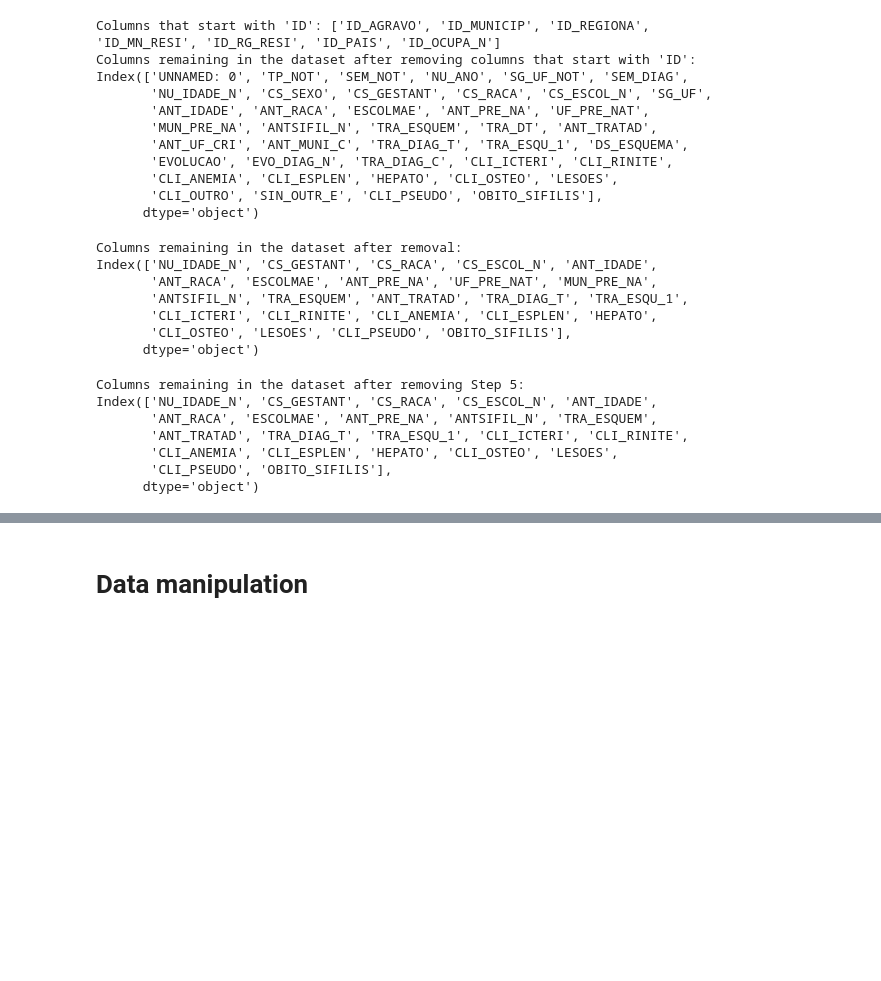
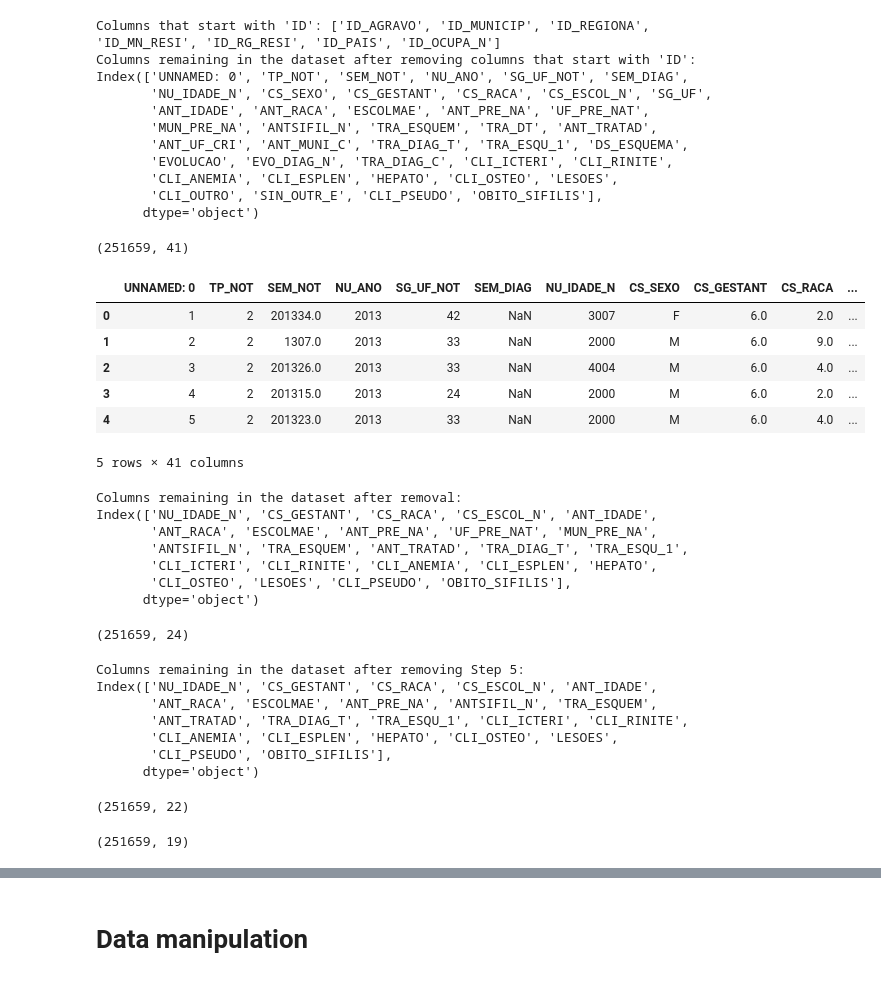
Before and after one commit to nataliateixeira-stats/Death-Prediction-Analysis-Congenital-Syphilis, a Jupyter notebook: scripts/python/2. ML Models - train test - 70 30.ipynb, the cells around one changed output, grey strips where cells are left out. Saved outputs shown, nothing was run; the diff lists cells and outputs as text; code cells hidden in the pictures; blank space fills up the shorter version.

```diff
--- a/scripts/python/2. ML Models - train test - 70 30.ipynb
+++ b/scripts/python/2. ML Models - train test - 70 30.ipynb
@@ -117,6 +129,20 @@ Index(['UNNAMED: 0', 'TP_NOT', 'SEM_NOT', 'NU_ANO', 'SG_UF_NOT', 'SEM_DIAG',
        'CLI_ANEMIA', 'CLI_ESPLEN', 'HEPATO', 'CLI_OSTEO', 'LESOES',
        'CLI_OUTRO', 'SIN_OUTR_E', 'CLI_PSEUDO', 'OBITO_SIFILIS'],
       dtype='object')
+# %%
+data_cleaned.shape
+# %% [output]
+(251659, 41)
+# %%
+data_cleaned.head()
+# %% [output]
+|  | UNNAMED: 0 | TP_NOT | SEM_NOT | NU_ANO | SG_UF_NOT | SEM_DIAG | NU_IDADE_N | CS_SEXO | CS_GESTANT | CS_RACA | ... |
+| 0 | 1 | 2 | 201334.0 | 2013 | 42 | NaN | 3007 | F | 6.0 | 2.0 | ... |
+| 1 | 2 | 2 | 1307.0 | 2013 | 33 | NaN | 2000 | M | 6.0 | 9.0 | ... |
+| 2 | 3 | 2 | 201326.0 | 2013 | 33 | NaN | 4004 | M | 6.0 | 4.0 | ... |
+| 3 | 4 | 2 | 201315.0 | 2013 | 24 | NaN | 2000 | M | 6.0 | 2.0 | ... |
+| 4 | 5 | 2 | 201323.0 | 2013 | 33 | NaN | 2000 | M | 6.0 | 4.0 | ... |
+5 rows × 41 columns
 # %%
 # Step 4: Remove columns that don't make sense to consider
 # List of columns to remove
@@ -139,6 +165,10 @@ Index(['NU_IDADE_N', 'CS_GESTANT', 'CS_RACA', 'CS_ESCOL_N', 'ANT_IDADE',
        'CLI_ICTERI', 'CLI_RINITE', 'CLI_ANEMIA', 'CLI_ESPLEN', 'HEPATO',
        'CLI_OSTEO', 'LESOES', 'CLI_PSEUDO', 'OBITO_SIFILIS'],
       dtype='object')
+# %%
+data_cleaned.shape
+# %% [output]
+(251659, 24)
 # %%
 # Step 5: Remove the geographic location variables from prenatal care
 # These variables represent the municipality and state where prenatal care was provided,
@@ -162,3 +192,7 @@ Index(['NU_IDADE_N', 'CS_GESTANT', 'CS_RACA', 'CS_ESCOL_N', 'ANT_IDADE',
        'CLI_ANEMIA', 'CLI_ESPLEN', 'HEPATO', 'CLI_OSTEO', 'LESOES',
        'CLI_PSEUDO', 'OBITO_SIFILIS'],
       dtype='object')
+# %%
+data_cleaned.shape
+# %% [output]
+(251659, 22)
@@ -164,0 +204,4 @@ Index(['NU_IDADE_N', 'CS_GESTANT', 'CS_RACA', 'CS_ESCOL_N', 'ANT_IDADE',
+# %%
+data_cleaned.shape
+# %% [output]
+(251659, 19)
```
Also changed, not shown: parts of 21 cells of this notebook, 1 other file.
